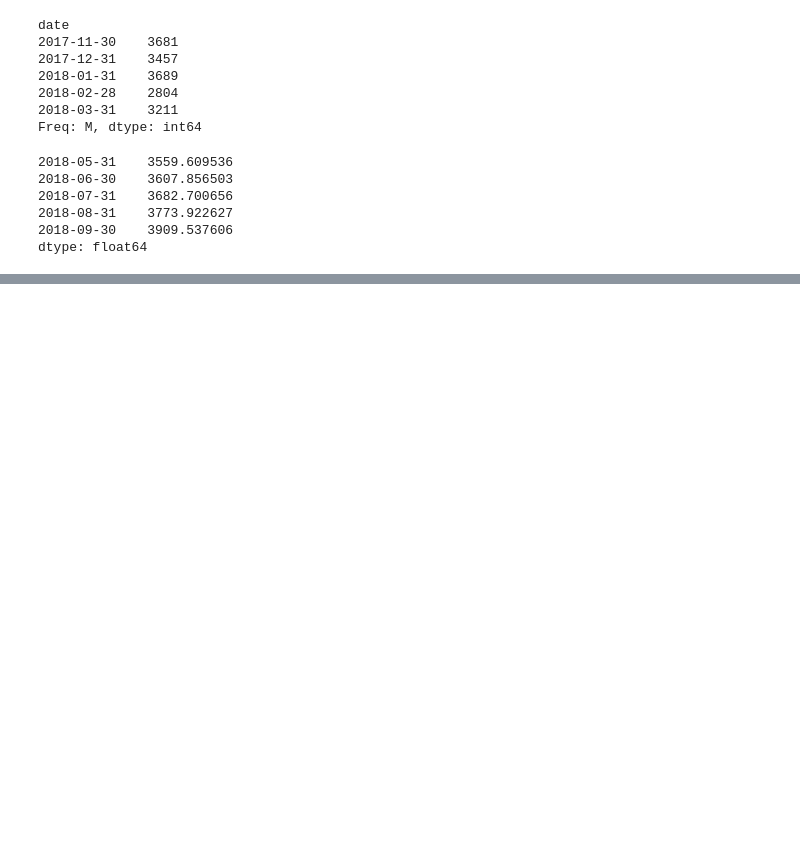
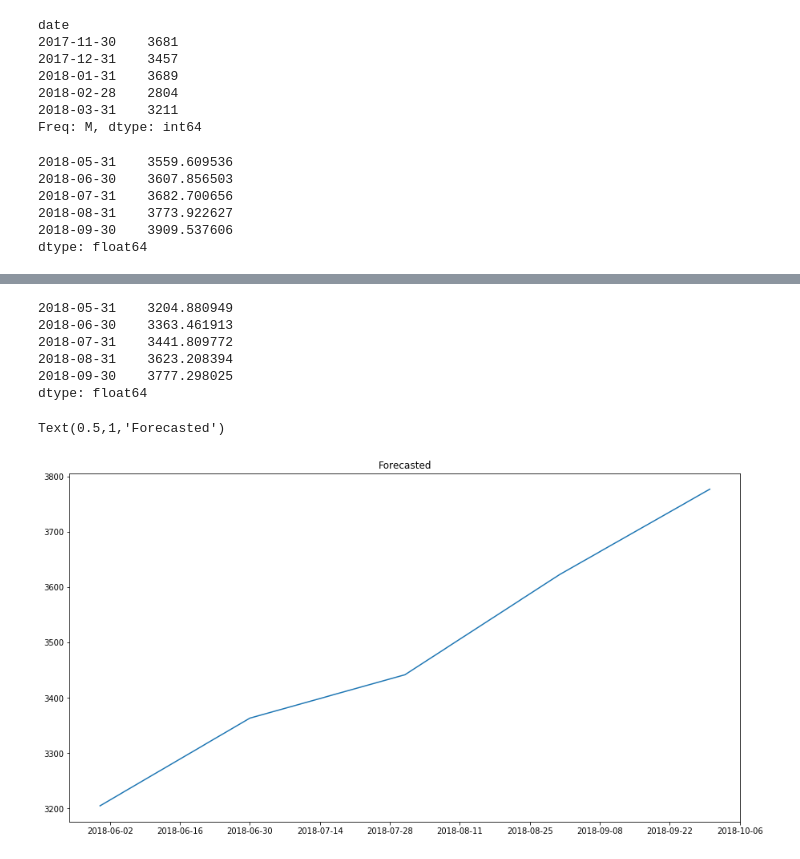
Before and after one commit to piyushmishra12/Effects-of-Gun-Violence-forecast, a Jupyter notebook: Gun Violence.ipynb, the cells around one changed output, grey strips where cells are left out. Saved outputs shown, nothing was run; the diff lists cells and outputs as text; code cells hidden in the pictures; blank space fills up the shorter version.

```diff
--- a/Gun Violence.ipynb
+++ b/Gun Violence.ipynb
@@ -248,0 +281,16 @@ plt.legend(loc = 'best')
+# %%
+forecast = pd.Series(model_fit.forecast(steps = 5)[0], dates)
+forecast
+# %% [output]
+2018-05-31    3204.880949
+2018-06-30    3363.461913
+2018-07-31    3441.809772
+2018-08-31    3623.208394
+2018-09-30    3777.298025
+dtype: float64
+# %%
+plt.plot(forecast)
+plt.title("Forecasted")
+# %% [output]
+Text(0.5,1,'Forecasted')
+[figure, added]
```
Also changed, not shown: parts of 6 cells of this notebook.
